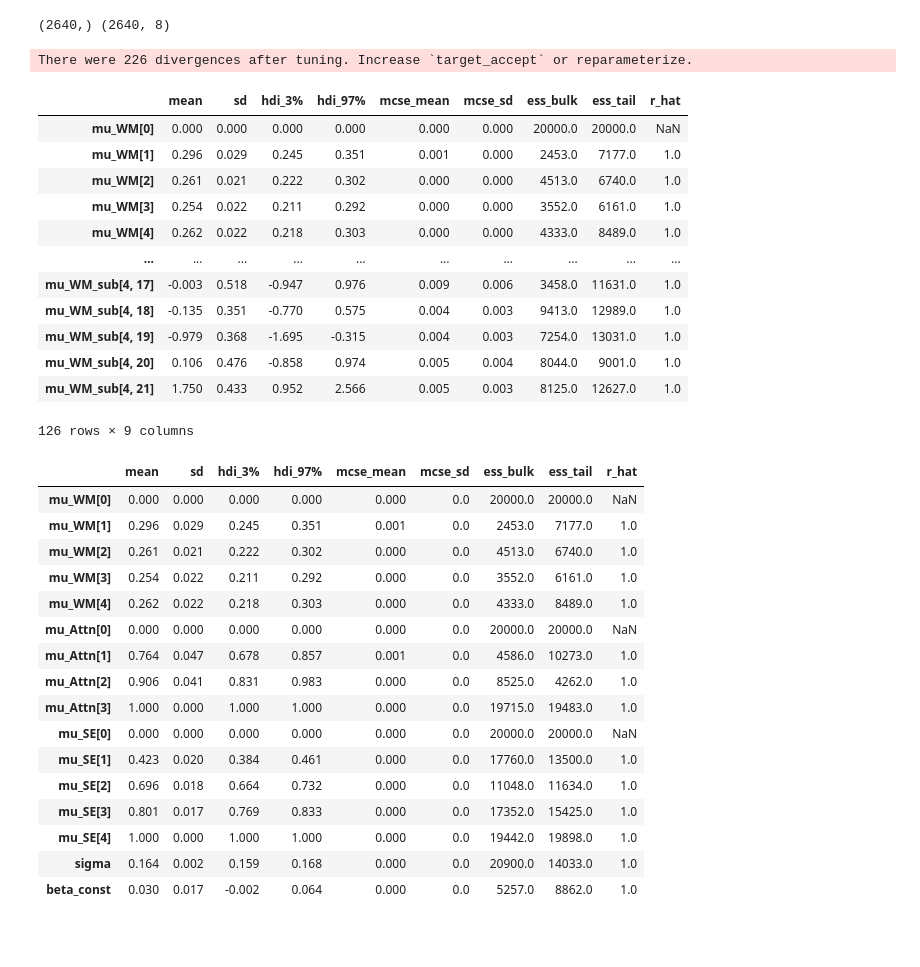
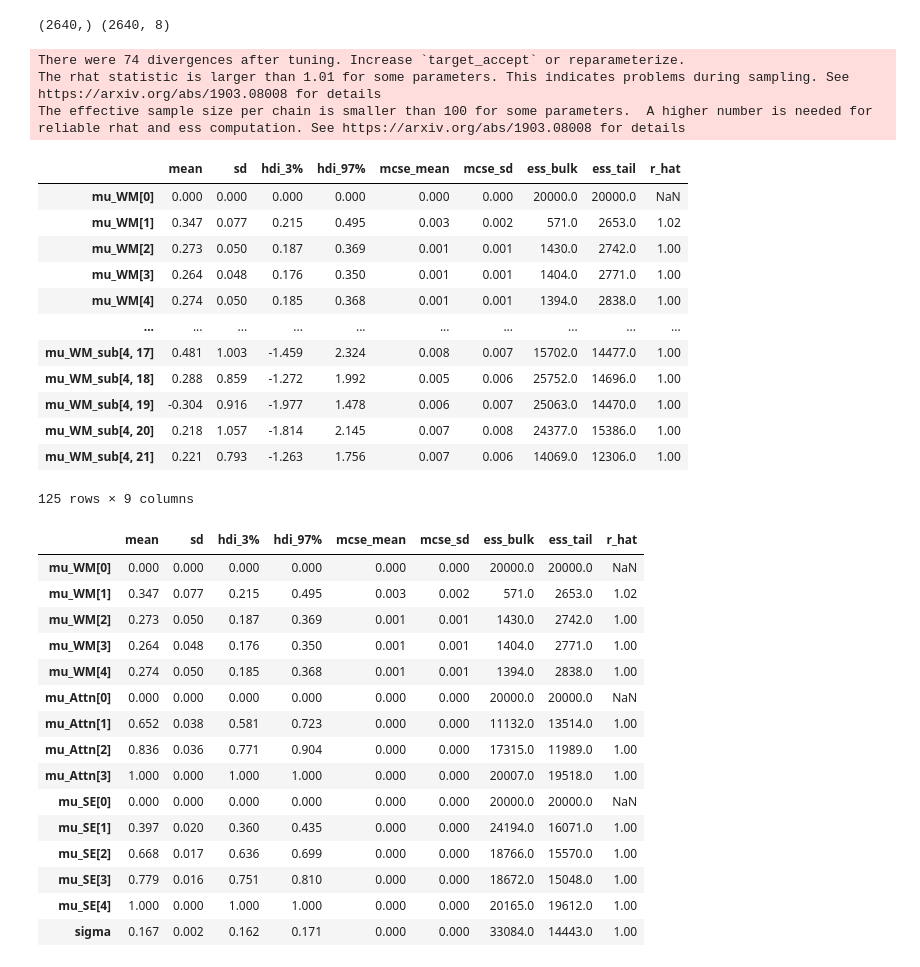
Before and after one commit to henrymj/banyan, a Jupyter notebook: analyses/4_bayesian_fits_hierarchical.ipynb, the cells around one changed output. Cells and saved outputs as stored; diff of their text form; code cells hidden in the pictures; blank space fills up the shorter version.

```diff
--- a/analyses/4_bayesian_fits_hierarchical.ipynb
+++ b/analyses/4_bayesian_fits_hierarchical.ipynb
@@ -152,11 +152,6 @@ def build_model(d, q):
         sub_SE = pm.Normal('beta_SE_sub', mu = 0, sigma = 1, dims = ('subject',))
         sigma_SE = pm.Exponential('sigma_SE', lam=10)
 
-        beta_const = pm.Normal('beta_const', mu = 0, sigma = .1)
-        sub_const = pm.Normal('beta_const_sub', mu = 0, sigma = 1, dims = ('subject',))
-        sigma_const = pm.Exponential('sigma_const', lam=10)
-
-
         # WM prior on changes between successive levels in underlying function
         # assumes gaussian process, with random step between levels
         # population-level walk
@@ -220,12 +215,14 @@ def build_model(d, q):
 
         dist_est =  mu_delta_WM +\
                     (beta_Attn + sigma_Attn*sub_Attn[q[:, 7].astype(int)])*mu_delta_Attn +\
-                    (beta_SE +sigma_SE*sub_SE[q[:, 7].astype(int)])*mu_delta_SE +\
-                    beta_const + sigma_const*sub_const[q[:, 7].astype(int)]
+                    (beta_SE +sigma_SE*sub_SE[q[:, 7].astype(int)])*mu_delta_SE
 
+        # noise shrinks the crossnobis differences, so a subject-specific noise term
+        # should be *multiplied* with rather than added to the predicted differences
+        sigma_sub = pm.Exponential('inverse_noise', 1, dims = ('subject',))
         pm.Normal(
             'd',
-            mu = dist_est,
+            mu = dist_est * sigma_sub[q[:, 7].astype(int)],
             sigma = sigma,
             observed = d,
             dims = ("trial_num",)
@@ -267,31 +264,33 @@ with model:
         5000, # real samples per chain
         tune = 2000, # warmup samples per chain
         chains = 4,
-        target_accept = 0.9,
+        target_accept = 0.95,
         random_seed = 42,
         return_inferencedata = True,
         nuts_sampler="numpyro"
     )
 # %% [output]
-There were 226 divergences after tuning. Increase `target_accept` or reparameterize.
+There were 74 divergences after tuning. Increase `target_accept` or reparameterize.
+The rhat statistic is larger than 1.01 for some parameters. This indicates problems during sampling. See https://arxiv.org/abs/1903.08008 for details
+The effective sample size per chain is smaller than 100 for some parameters.  A higher number is needed for reliable rhat and ess computation. See https://arxiv.org/abs/1903.08008 for details
 # %%
 # check the effective sample size
-summary_table = az.summary(trace, var_names = ['mu_WM', 'mu_Attn', 'mu_SE', 'sigma', 'beta_const', 'mu_WM_sub'])
+summary_table = az.summary(trace, var_names = ['mu_WM', 'mu_Attn', 'mu_SE', 'sigma', 'mu_WM_sub'])
 summary_table
 # %% [output]
 |  | mean | sd | hdi_3% | hdi_97% | mcse_mean | mcse_sd | ess_bulk | ess_tail | r_hat |
 | mu_WM[0] | 0.000 | 0.000 | 0.000 | 0.000 | 0.000 | 0.000 | 20000.0 | 20000.0 | NaN |
-| mu_WM[1] | 0.296 | 0.029 | 0.245 | 0.351 | 0.001 | 0.000 | 2453.0 | 7177.0 | 1.0 |
-| mu_WM[2] | 0.261 | 0.021 | 0.222 | 0.302 | 0.000 | 0.000 | 4513.0 | 6740.0 | 1.0 |
-| mu_WM[3] | 0.254 | 0.022 | 0.211 | 0.292 | 0.000 | 0.000 | 3552.0 | 6161.0 | 1.0 |
-| mu_WM[4] | 0.262 | 0.022 | 0.218 | 0.303 | 0.000 | 0.000 | 4333.0 | 8489.0 | 1.0 |
+| mu_WM[1] | 0.347 | 0.077 | 0.215 | 0.495 | 0.003 | 0.002 | 571.0 | 2653.0 | 1.02 |
+| mu_WM[2] | 0.273 | 0.050 | 0.187 | 0.369 | 0.001 | 0.001 | 1430.0 | 2742.0 | 1.00 |
+| mu_WM[3] | 0.264 | 0.048 | 0.176 | 0.350 | 0.001 | 0.001 | 1404.0 | 2771.0 | 1.00 |
+| mu_WM[4] | 0.274 | 0.050 | 0.185 | 0.368 | 0.001 | 0.001 | 1394.0 | 2838.0 | 1.00 |
 | ... | ... | ... | ... | ... | ... | ... | ... | ... | ... |
-| mu_WM_sub[4, 17] | -0.003 | 0.518 | -0.947 | 0.976 | 0.009 | 0.006 | 3458.0 | 11631.0 | 1.0 |
-| mu_WM_sub[4, 18] | -0.135 | 0.351 | -0.770 | 0.575 | 0.004 | 0.003 | 9413.0 | 12989.0 | 1.0 |
-| mu_WM_sub[4, 19] | -0.979 | 0.368 | -1.695 | -0.315 | 0.004 | 0.003 | 7254.0 | 13031.0 | 1.0 |
-| mu_WM_sub[4, 20] | 0.106 | 0.476 | -0.858 | 0.974 | 0.005 | 0.004 | 8044.0 | 9001.0 | 1.0 |
-| mu_WM_sub[4, 21] | 1.750 | 0.433 | 0.952 | 2.566 | 0.005 | 0.003 | 8125.0 | 12627.0 | 1.0 |
+| mu_WM_sub[4, 17] | 0.481 | 1.003 | -1.459 | 2.324 | 0.008 | 0.007 | 15702.0 | 14477.0 | 1.00 |
+| mu_WM_sub[4, 18] | 0.288 | 0.859 | -1.272 | 1.992 | 0.005 | 0.006 | 25752.0 | 14696.0 | 1.00 |
+| mu_WM_sub[4, 19] | -0.304 | 0.916 | -1.977 | 1.478 | 0.006 | 0.007 | 25063.0 | 14470.0 | 1.00 |
+| mu_WM_sub[4, 20] | 0.218 | 1.057 | -1.814 | 2.145 | 0.007 | 0.008 | 24377.0 | 15386.0 | 1.00 |
+| mu_WM_sub[4, 21] | 0.221 | 0.793 | -1.263 | 1.756 | 0.007 | 0.006 | 14069.0 | 12306.0 | 1.00 |
-126 rows × 9 columns
+125 rows × 9 columns
 # %%
 simple_table = []
 for row in summary_table.iterrows():
@@ -300,20 +299,19 @@ for row in summary_table.iterrows():
 pd.DataFrame(simple_table)
 # %% [output]
 |  | mean | sd | hdi_3% | hdi_97% | mcse_mean | mcse_sd | ess_bulk | ess_tail | r_hat |
-| mu_WM[0] | 0.000 | 0.000 | 0.000 | 0.000 | 0.000 | 0.0 | 20000.0 | 20000.0 | NaN |
-| mu_WM[1] | 0.296 | 0.029 | 0.245 | 0.351 | 0.001 | 0.0 | 2453.0 | 7177.0 | 1.0 |
-| mu_WM[2] | 0.261 | 0.021 | 0.222 | 0.302 | 0.000 | 0.0 | 4513.0 | 6740.0 | 1.0 |
-| mu_WM[3] | 0.254 | 0.022 | 0.211 | 0.292 | 0.000 | 0.0 | 3552.0 | 6161.0 | 1.0 |
-| mu_WM[4] | 0.262 | 0.022 | 0.218 | 0.303 | 0.000 | 0.0 | 4333.0 | 8489.0 | 1.0 |
-| mu_Attn[0] | 0.000 | 0.000 | 0.000 | 0.000 | 0.000 | 0.0 | 20000.0 | 20000.0 | NaN |
-| mu_Attn[1] | 0.764 | 0.047 | 0.678 | 0.857 | 0.001 | 0.0 | 4586.0 | 10273.0 | 1.0 |
-| mu_Attn[2] | 0.906 | 0.041 | 0.831 | 0.983 | 0.000 | 0.0 | 8525.0 | 4262.0 | 1.0 |
-| mu_Attn[3] | 1.000 | 0.000 | 1.000 | 1.000 | 0.000 | 0.0 | 19715.0 | 19483.0 | 1.0 |
-| mu_SE[0] | 0.000 | 0.000 | 0.000 | 0.000 | 0.000 | 0.0 | 20000.0 | 20000.0 | NaN |
-| mu_SE[1] | 0.423 | 0.020 | 0.384 | 0.461 | 0.000 | 0.0 | 17760.0 | 13500.0 | 1.0 |
-| mu_SE[2] | 0.696 | 0.018 | 0.664 | 0.732 | 0.000 | 0.0 | 11048.0 | 11634.0 | 1.0 |
-| mu_SE[3] | 0.801 | 0.017 | 0.769 | 0.833 | 0.000 | 0.0 | 17352.0 | 15425.0 | 1.0 |
-| mu_SE[4] | 1.000 | 0.000 | 1.000 | 1.000 | 0.000 | 0.0 | 19442.0 | 19898.0 | 1.0 |
-| sigma | 0.164 | 0.002 | 0.159 | 0.168 | 0.000 | 0.0 | 20900.0 | 14033.0 | 1.0 |
-| beta_const | 0.030 | 0.017 | -0.002 | 0.064 | 0.000 | 0.0 | 5257.0 | 8862.0 | 1.0 |
+| mu_WM[0] | 0.000 | 0.000 | 0.000 | 0.000 | 0.000 | 0.000 | 20000.0 | 20000.0 | NaN |
+| mu_WM[1] | 0.347 | 0.077 | 0.215 | 0.495 | 0.003 | 0.002 | 571.0 | 2653.0 | 1.02 |
+| mu_WM[2] | 0.273 | 0.050 | 0.187 | 0.369 | 0.001 | 0.001 | 1430.0 | 2742.0 | 1.00 |
+| mu_WM[3] | 0.264 | 0.048 | 0.176 | 0.350 | 0.001 | 0.001 | 1404.0 | 2771.0 | 1.00 |
+| mu_WM[4] | 0.274 | 0.050 | 0.185 | 0.368 | 0.001 | 0.001 | 1394.0 | 2838.0 | 1.00 |
+| mu_Attn[0] | 0.000 | 0.000 | 0.000 | 0.000 | 0.000 | 0.000 | 20000.0 | 20000.0 | NaN |
+| mu_Attn[1] | 0.652 | 0.038 | 0.581 | 0.723 | 0.000 | 0.000 | 11132.0 | 13514.0 | 1.00 |
+| mu_Attn[2] | 0.836 | 0.036 | 0.771 | 0.904 | 0.000 | 0.000 | 17315.0 | 11989.0 | 1.00 |
+| mu_Attn[3] | 1.000 | 0.000 | 1.000 | 1.000 | 0.000 | 0.000 | 20007.0 | 19518.0 | 1.00 |
+| mu_SE[0] | 0.000 | 0.000 | 0.000 | 0.000 | 0.000 | 0.000 | 20000.0 | 20000.0 | NaN |
+| mu_SE[1] | 0.397 | 0.020 | 0.360 | 0.435 | 0.000 | 0.000 | 24194.0 | 16071.0 | 1.00 |
+| mu_SE[2] | 0.668 | 0.017 | 0.636 | 0.699 | 0.000 | 0.000 | 18766.0 | 15570.0 | 1.00 |
+| mu_SE[3] | 0.779 | 0.016 | 0.751 | 0.810 | 0.000 | 0.000 | 18672.0 | 15048.0 | 1.00 |
+| mu_SE[4] | 1.000 | 0.000 | 1.000 | 1.000 | 0.000 | 0.000 | 20165.0 | 19612.0 | 1.00 |
+| sigma | 0.167 | 0.002 | 0.162 | 0.171 | 0.000 | 0.000 | 33084.0 | 14443.0 | 1.00 |
 # %%
```
Also changed, not shown: parts of 2 cells of this notebook.
